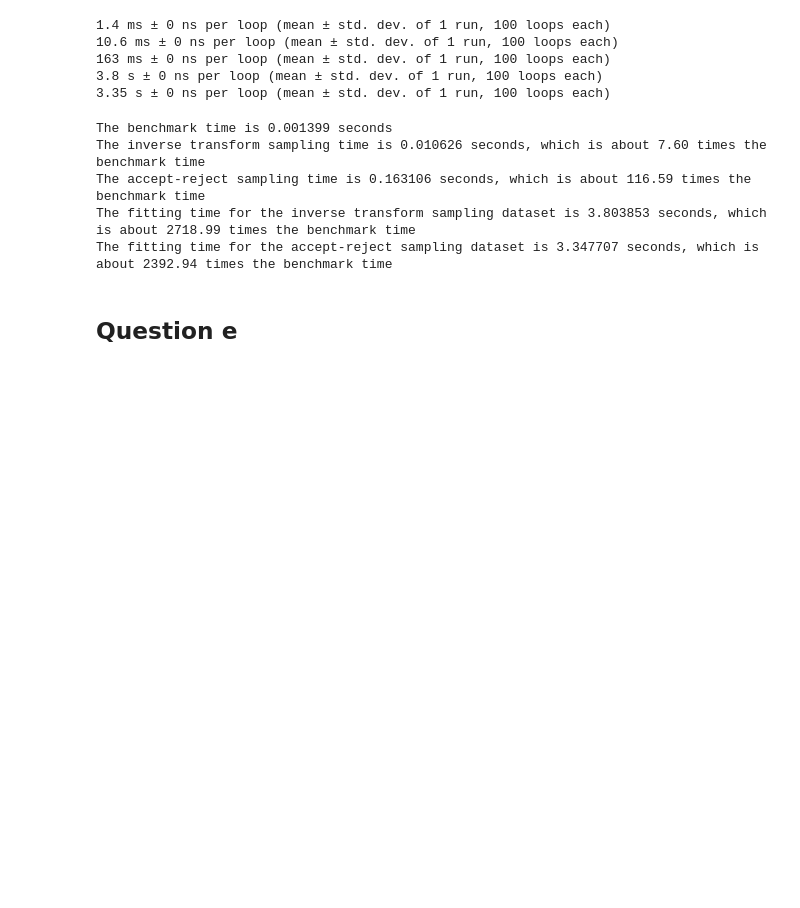
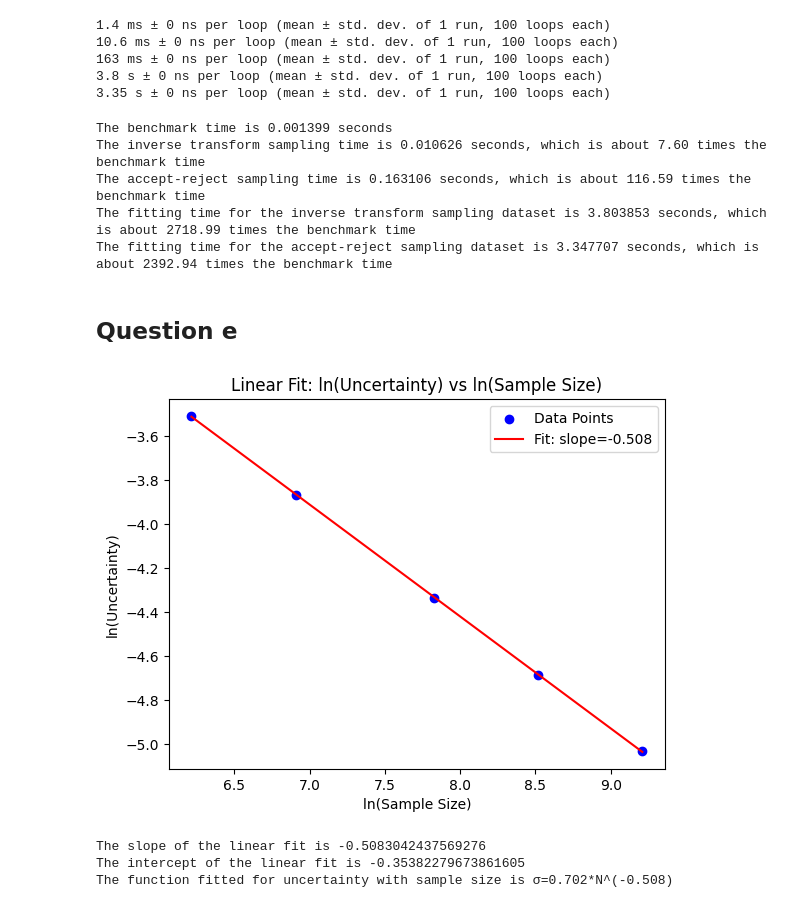
Before and after one commit to john-zhaoyuanzhen/Statistical-Methods-Coursework, a Jupyter notebook: s1.ipynb, the cells around one changed output. Drawn from its saved outputs; the diff is of its cells as text; code cells hidden in the pictures; blank space fills up the shorter version.

```diff
--- a/s1.ipynb
+++ b/s1.ipynb
@@ -355,6 +356,28 @@ for sample_size in sample_sizes:
     simulation_lmda_values.append(np.nanmean(simulation_lmda_values_one_sample_size))
     simulation_lmda_bias.append(np.nanmean(simulation_lmda_values_one_sample_size) - inverse_transform_sampling_estimates['lmda']['value'])
     simulation_lmda_uncertainty.append(np.nanmean(simulation_lmda_uncertainty_one_sample_size))
+# %%
+log_sample_sizes = np.log(sample_sizes)
+log_simulation_lmda_uncertainty = np.log(simulation_lmda_uncertainty)
+slope, intercept, r_value, p_value, std_err = linregress(log_sample_sizes, log_simulation_lmda_uncertainty)
+fit_line = slope * log_sample_sizes + intercept
+plt.scatter(log_sample_sizes, log_simulation_lmda_uncertainty, label="Data Points", color="blue")
+plt.plot(log_sample_sizes, fit_line, label=f"Fit: slope={slope:.3f}", color="red")
+plt.xlabel("ln(Sample Size)")
+plt.ylabel("ln(Uncertainty)")
+plt.legend()
+plt.title("Linear Fit: ln(Uncertainty) vs ln(Sample Size)")
+plt.savefig('plots/param_bootstrap_uncertainty_vs_sample_size.png')
+plt.show()
+
+print(f"The slope of the linear fit is {slope}")
+print(f"The intercept of the linear fit is {intercept}")
+print(f"The function fitted for uncertainty with sample size is \u03C3={np.exp(intercept):.3f}*N^({slope:.3f})")
+# %% [output]
+[figure, added]
+The slope of the linear fit is -0.5083042437569276
+The intercept of the linear fit is -0.35382279673861605
+The function fitted for uncertainty with sample size is σ=0.702*N^(-0.508)
 # %%
 # Parametric bootstrapping
 
```
Also changed, not shown: parts of 10 cells of this notebook, 6 other files.
